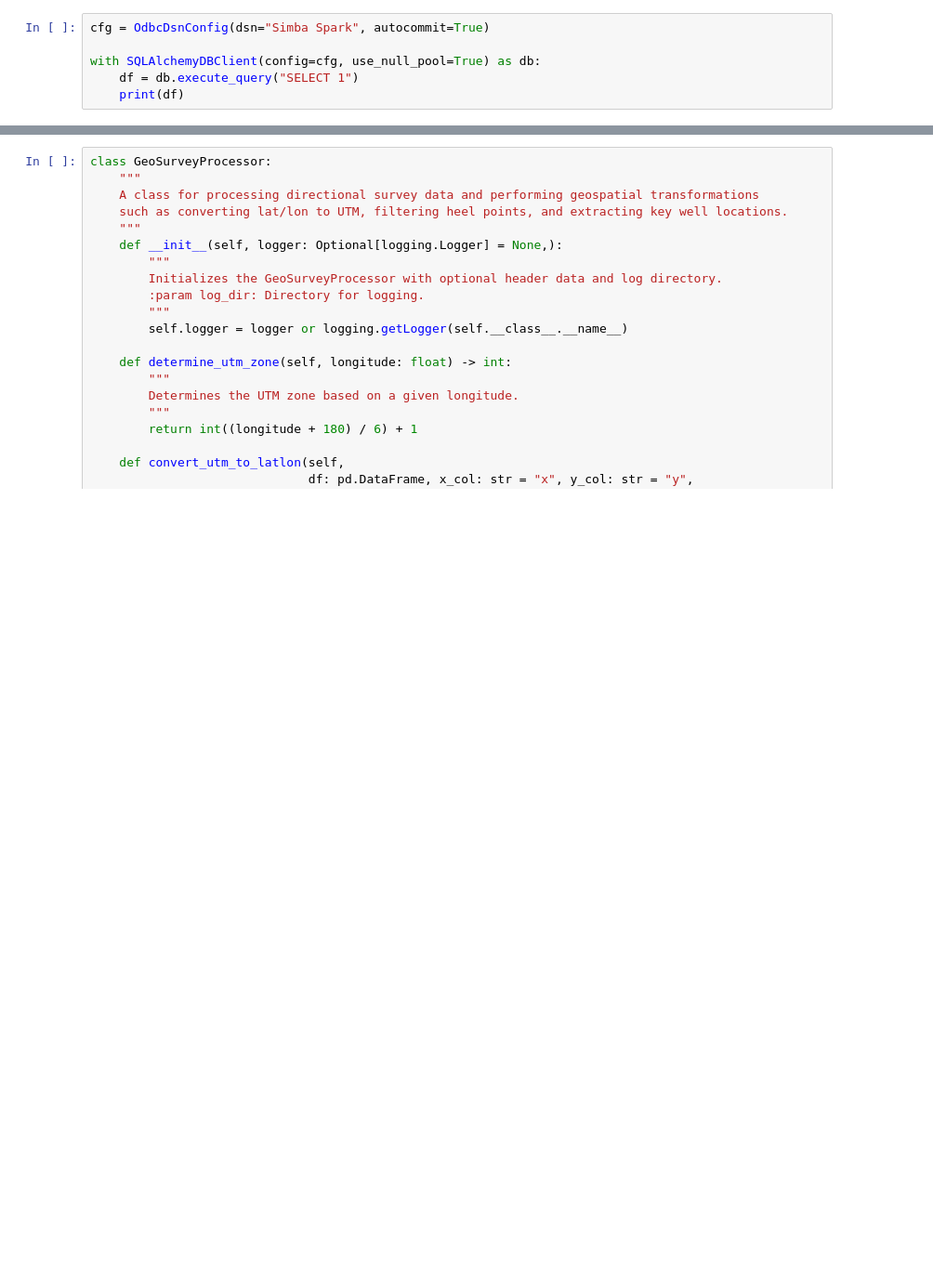
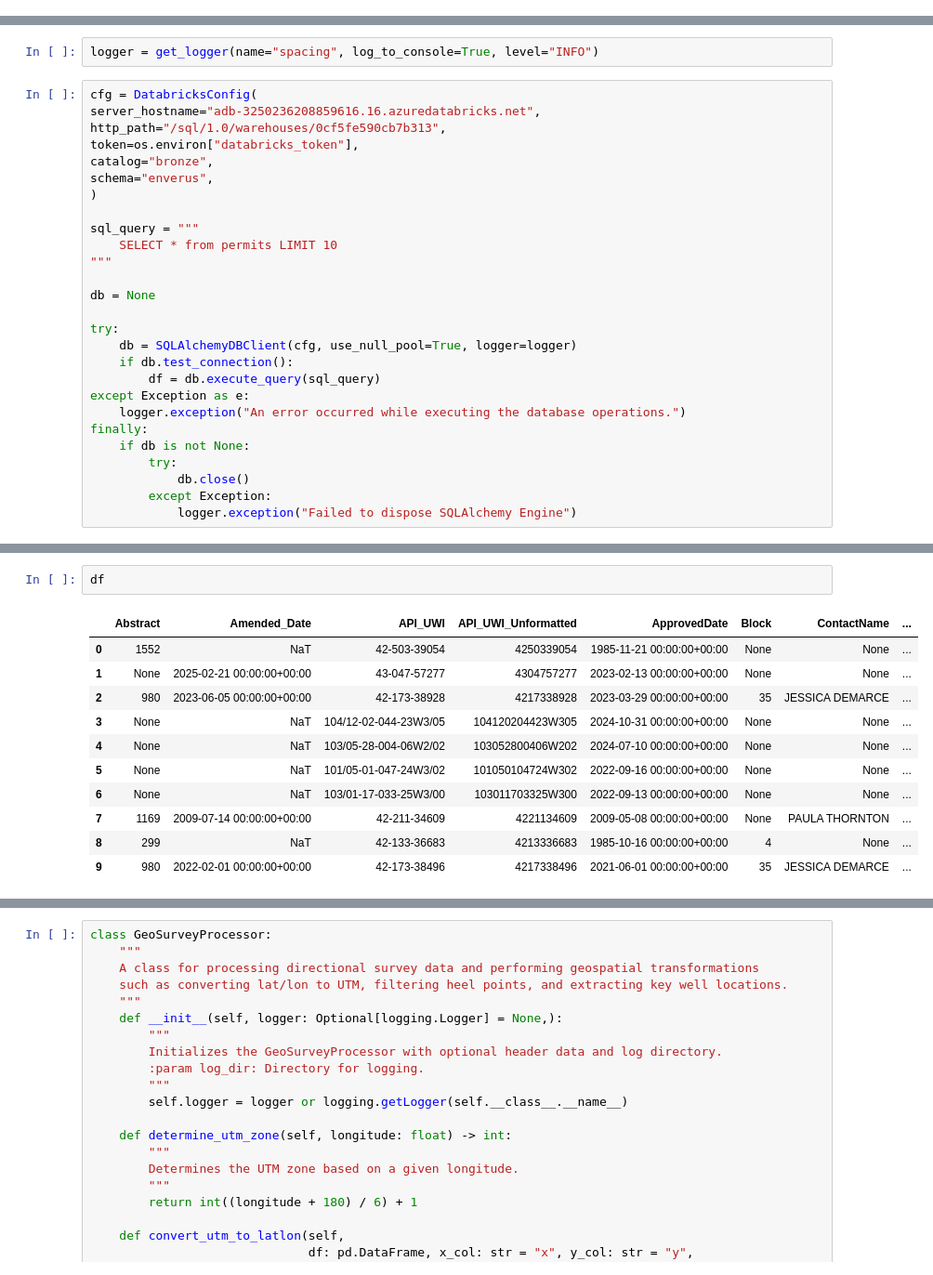
Before and after one commit to apoorvasaxena03/well-spacing-analyzer, a Jupyter notebook: notebooks/well_data_manager.ipynb, the cells around one changed output, grey strips where cells are left out. Shown at 93% size. Drawn from its saved outputs; the diff is of its cells as text; blank space fills up the shorter version.

```diff
--- a/notebooks/well_data_manager.ipynb
+++ b/notebooks/well_data_manager.ipynb
@@ -28,6 +29,0 @@ from src.utils.database_manager import SQLAlchemyDBClient, DatabricksConfig, Odb
-# %%
-cfg = OdbcDsnConfig(dsn="Simba Spark", autocommit=True)
-
-with SQLAlchemyDBClient(config=cfg, use_null_pool=True) as db:
-    df = db.execute_query("SELECT 1")
-    print(df)
@@ -181,0 +30,29 @@ class WellDataLoader:
+# %%
+logger = get_logger(name="spacing", log_to_console=True, level="INFO")
+# %%
+cfg = DatabricksConfig(
+server_hostname="adb-3250236208859616.16.azuredatabricks.net",
+http_path="/sql/1.0/warehouses/0cf5fe590cb7b313",
+token=os.environ["databricks_token"],
+catalog="bronze",
+schema="enverus",
+)
+
+sql_query = """
+    SELECT * from permits LIMIT 10
+"""
+
+db = None
+
+try:
+    db = SQLAlchemyDBClient(cfg, use_null_pool=True, logger=logger)
+    if db.test_connection():
+        df = db.execute_query(sql_query)
+except Exception as e:
+    logger.exception("An error occurred while executing the database operations.")
+finally:
+    if db is not None:
+        try:
+            db.close()
+        except Exception:
+            logger.exception("Failed to dispose SQLAlchemy Engine")
@@ -181,0 +66,14 @@ class WellDataLoader:
+# %%
+df
+# %% [output]
+|  | Abstract | Amended_Date | API_UWI | API_UWI_Unformatted | ApprovedDate | Block | ContactName | ... |
+| 0 | 1552 | NaT | 42-503-39054 | 4250339054 | 1985-11-21 00:00:00+00:00 | None | None | ... |
+| 1 | None | 2025-02-21 00:00:00+00:00 | 43-047-57277 | 4304757277 | 2023-02-13 00:00:00+00:00 | None | None | ... |
+| 2 | 980 | 2023-06-05 00:00:00+00:00 | 42-173-38928 | 4217338928 | 2023-03-29 00:00:00+00:00 | 35 | JESSICA DEMARCE | ... |
+| 3 | None | NaT | 104/12-02-044-23W3/05 | 104120204423W305 | 2024-10-31 00:00:00+00:00 | None | None | ... |
+| 4 | None | NaT | 103/05-28-004-06W2/02 | 103052800406W202 | 2024-07-10 00:00:00+00:00 | None | None | ... |
+| 5 | None | NaT | 101/05-01-047-24W3/02 | 101050104724W302 | 2022-09-16 00:00:00+00:00 | None | None | ... |
+| 6 | None | NaT | 103/01-17-033-25W3/00 | 103011703325W300 | 2022-09-13 00:00:00+00:00 | None | None | ... |
+| 7 | 1169 | 2009-07-14 00:00:00+00:00 | 42-211-34609 | 4221134609 | 2009-05-08 00:00:00+00:00 | None | PAULA THORNTON | ... |
+| 8 | 299 | NaT | 42-133-36683 | 4213336683 | 1985-10-16 00:00:00+00:00 | 4 | None | ... |
+| 9 | 980 | 2022-02-01 00:00:00+00:00 | 42-173-38496 | 4217338496 | 2021-06-01 00:00:00+00:00 | 35 | JESSICA DEMARCE | ... |
```
Also changed, not shown: parts of 5 cells of this notebook, 3 other files.
